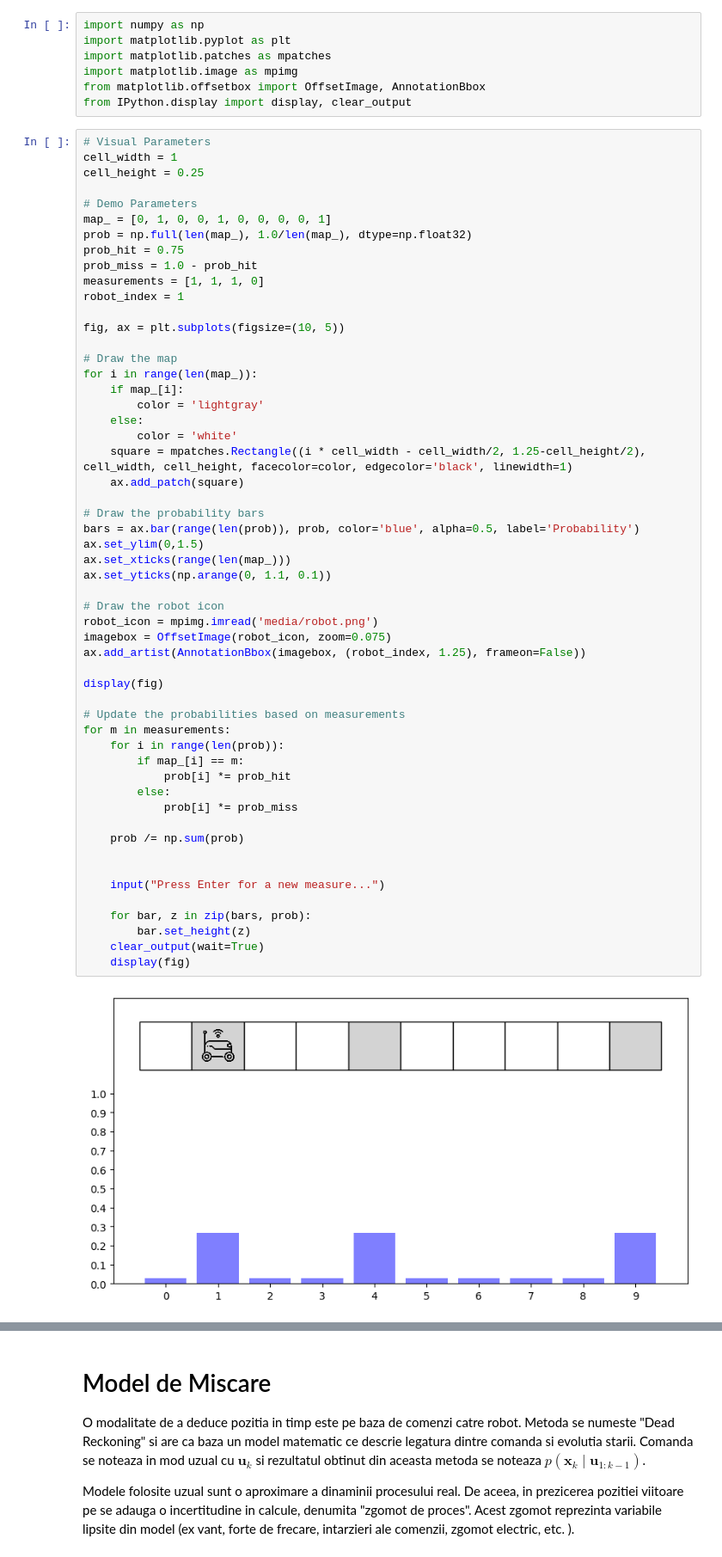
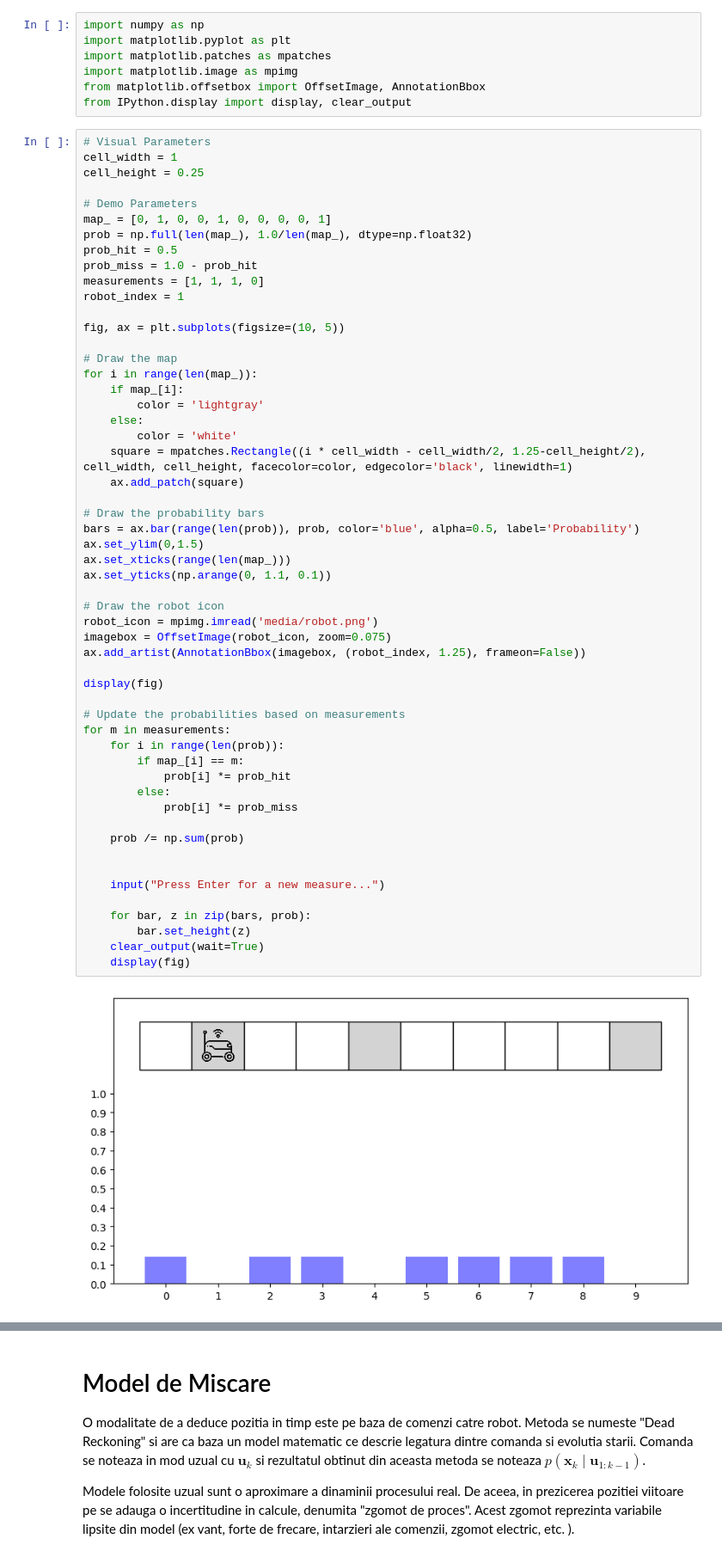
Before and after one commit to Remus03/sa, a Jupyter notebook: Lab2/bayes.ipynb, the cells around one changed output, grey strips where cells are left out. Shown at 86% size. Cells and saved outputs as stored; diff of their text form.

```diff
--- a/Lab2/bayes.ipynb
+++ b/Lab2/bayes.ipynb
@@ -25,7 +25,7 @@ cell_height = 0.25
 # Demo Parameters
 map_ = [0, 1, 0, 0, 1, 0, 0, 0, 0, 1]
 prob = np.full(len(map_), 1.0/len(map_), dtype=np.float32)
-prob_hit = 0.75
+prob_hit = 0.5
 prob_miss = 1.0 - prob_hit
 measurements = [1, 1, 1, 0]
 robot_index = 1
@@ -45,31 +45,31 @@ for i in range(len(map_)):
 bars = ax.bar(range(len(prob)), prob, color='blue', alpha=0.5, label='Probability')
 ax.set_ylim(0,1.5)
 ax.set_xticks(range(len(map_)))
 ax.set_yticks(np.arange(0, 1.1, 0.1))
 
 # Draw the robot icon
 robot_icon = mpimg.imread('media/robot.png')
 imagebox = OffsetImage(robot_icon, zoom=0.075)
 ax.add_artist(AnnotationBbox(imagebox, (robot_index, 1.25), frameon=False))
 
 display(fig)
 
 # Update the probabilities based on measurements
 for m in measurements:
     for i in range(len(prob)):
         if map_[i] == m:
             prob[i] *= prob_hit
         else:
             prob[i] *= prob_miss
 
     prob /= np.sum(prob)
 
 
     input("Press Enter for a new measure...")
 
     for bar, z in zip(bars, prob):
         bar.set_height(z)
     clear_output(wait=True)
     display(fig)
 # %% [output]
-[figure, old version]
+[figure, new version]
```
Also changed, not shown: parts of 6 cells of this notebook, 4 other files.
